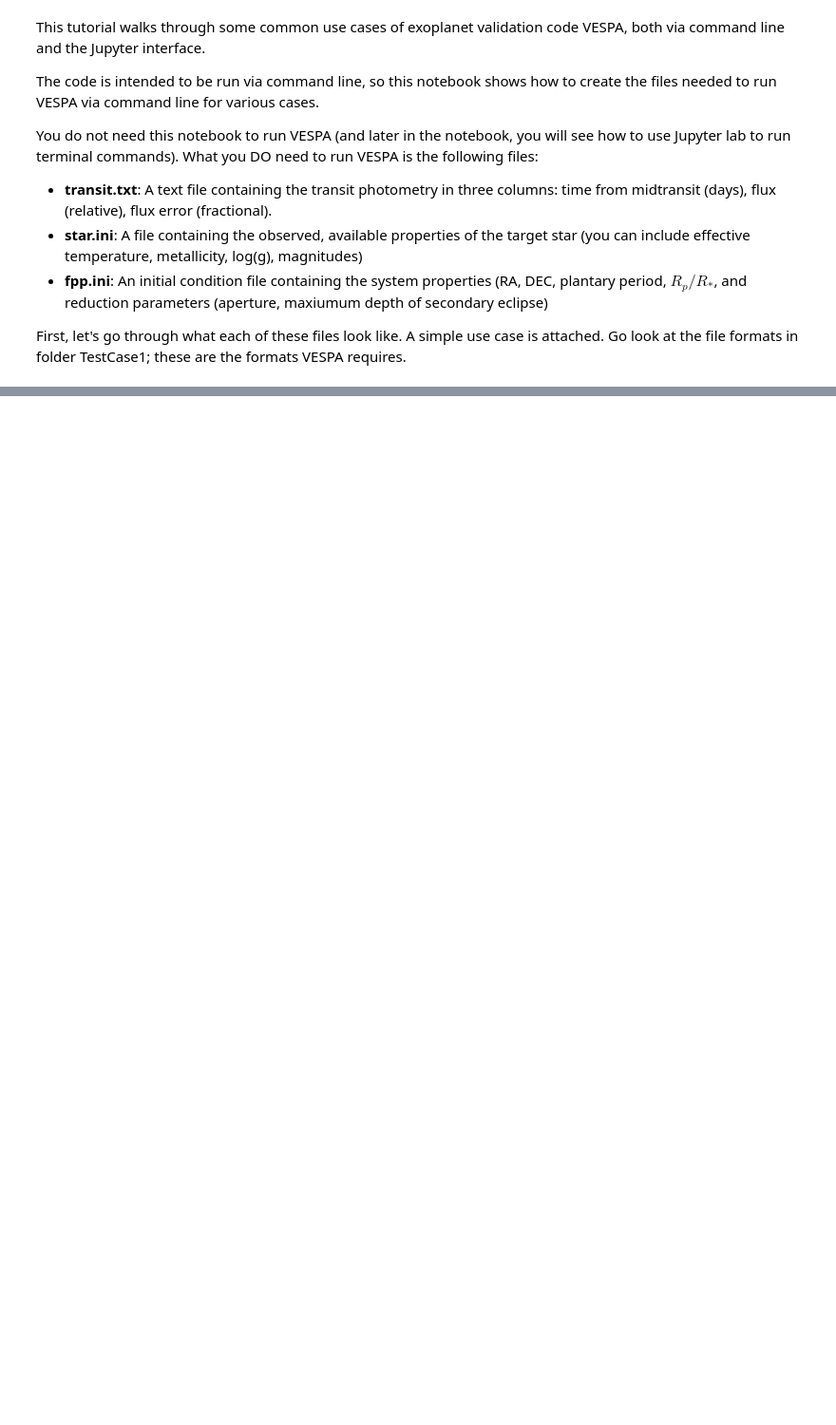
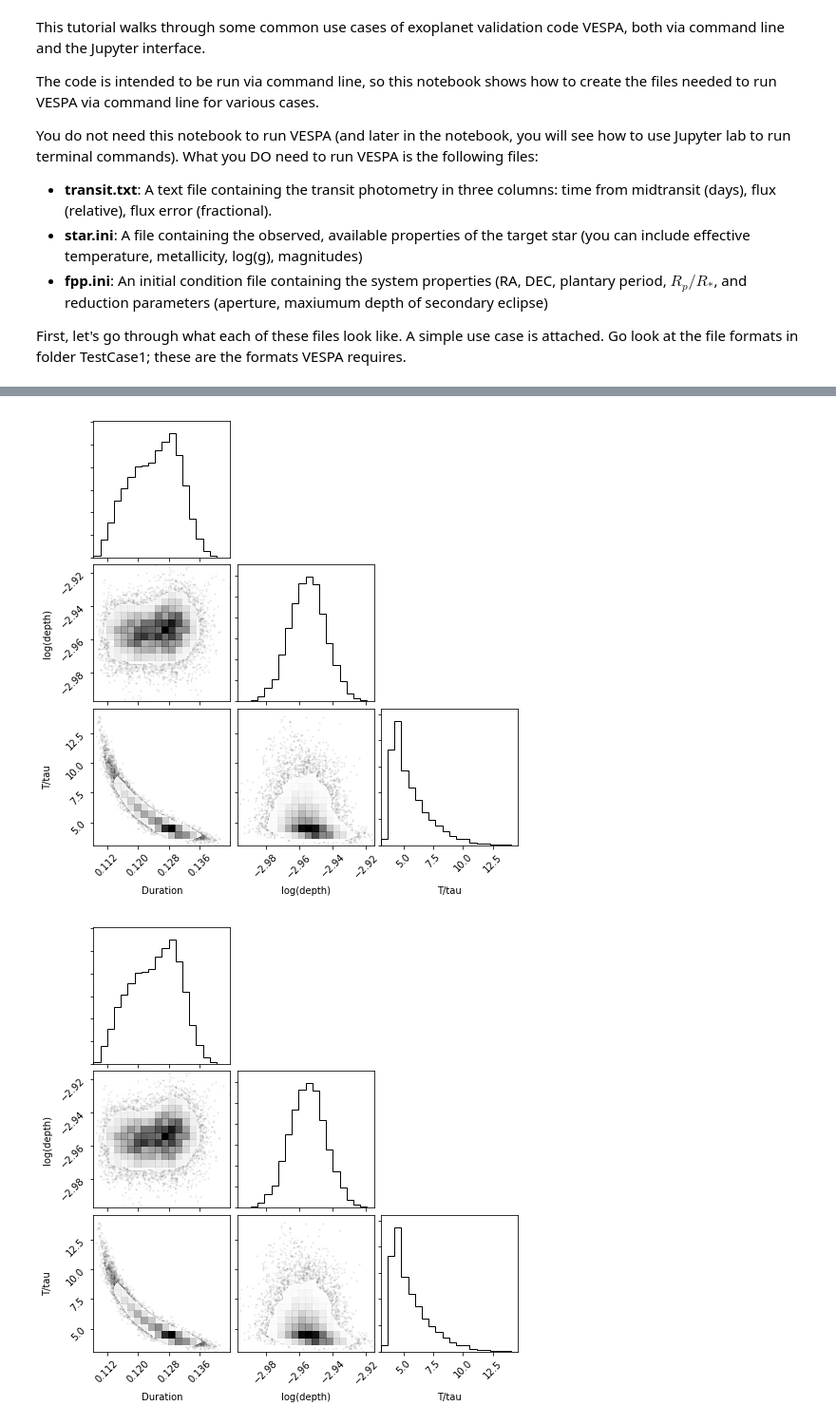
Before and after one commit to timothydmorton/vespa-tutorial, a Jupyter notebook: Notebooks/Tutorial_draft.ipynb, the cells around one changed output, grey strips where cells are left out. Shown: that part at 95% size. Cells and saved outputs as stored; diff of their text form; code cells hidden in the pictures; blank space fills up the shorter version.

```diff
--- a/Notebooks/Tutorial_draft.ipynb
+++ b/Notebooks/Tutorial_draft.ipynb
@@ -50,0 +222,3 @@ First, let's look at a multi-planet system:
+# %%
+import pandas as pd
+data = pd.read_pickle("trsig.pkl")
@@ -50,0 +228,5 @@ First, let's look at a multi-planet system:
+# %%
+data.corner()
+# %% [output]
+[figure, added]
+[figure, added]
```
Also changed, not shown: parts of 28 cells of this notebook, 10 other files.
